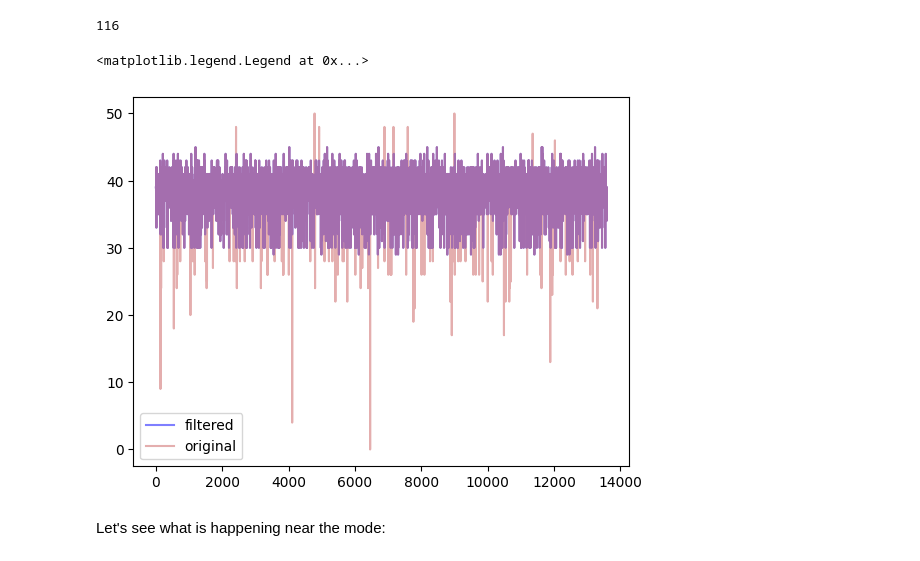
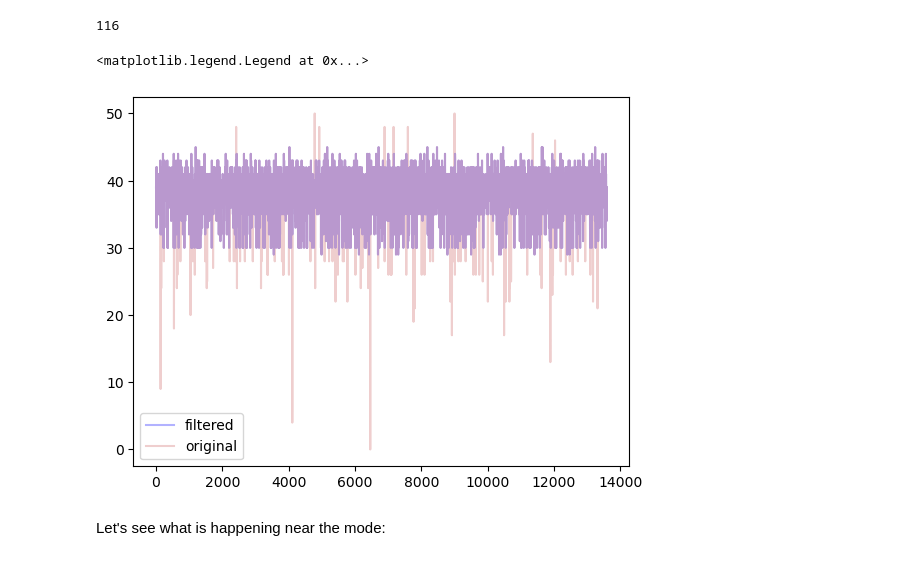
Before and after one commit to Vic263RP/MIA3-Formacion-2023-UV-AI, a Jupyter notebook: B1_HerramientasParaIA/T3_Probabilidad/2023_MIA_UV_Estdística/Computational Statistics (part II).ipynb, the cells around one changed output. Saved outputs shown, nothing was run; the diff lists cells and outputs as text; code cells hidden in the pictures.

```diff
--- a/B1_HerramientasParaIA/T3_Probabilidad/2023_MIA_UV_Estdística/Computational Statistics (part II).ipynb
+++ b/B1_HerramientasParaIA/T3_Probabilidad/2023_MIA_UV_Estdística/Computational Statistics (part II).ipynb
@@ -489,12 +592,12 @@ print(len(df.prgLength[(df.outcome == 1)]) - len(df3.prgLength[(df3.outcome == 1
 116
 # %%
 fig, ax = plt.subplots()
-df3.prgLength[(df3.outcome == 1)].plot(alpha=.5, color='blue')
-df.prgLength[(df.outcome == 1)].plot(alpha=.5, color=sns.desaturate("indianred", .95))
+df3.prgLength[(df3.outcome == 1)].plot(alpha=.3, color='blue')
+df.prgLength[(df.outcome == 1)].plot(alpha=.3, color=sns.desaturate("indianred", .95))
 ax.legend(['filtered','original'])
 # %% [output]
 <matplotlib.legend.Legend at 0x...>
-[figure, old version]
+[figure, new version]
 # %% [markdown]
 Let's see what is happening near the mode:
 # %%
```
Also changed, not shown: parts of 21 cells of this notebook.
